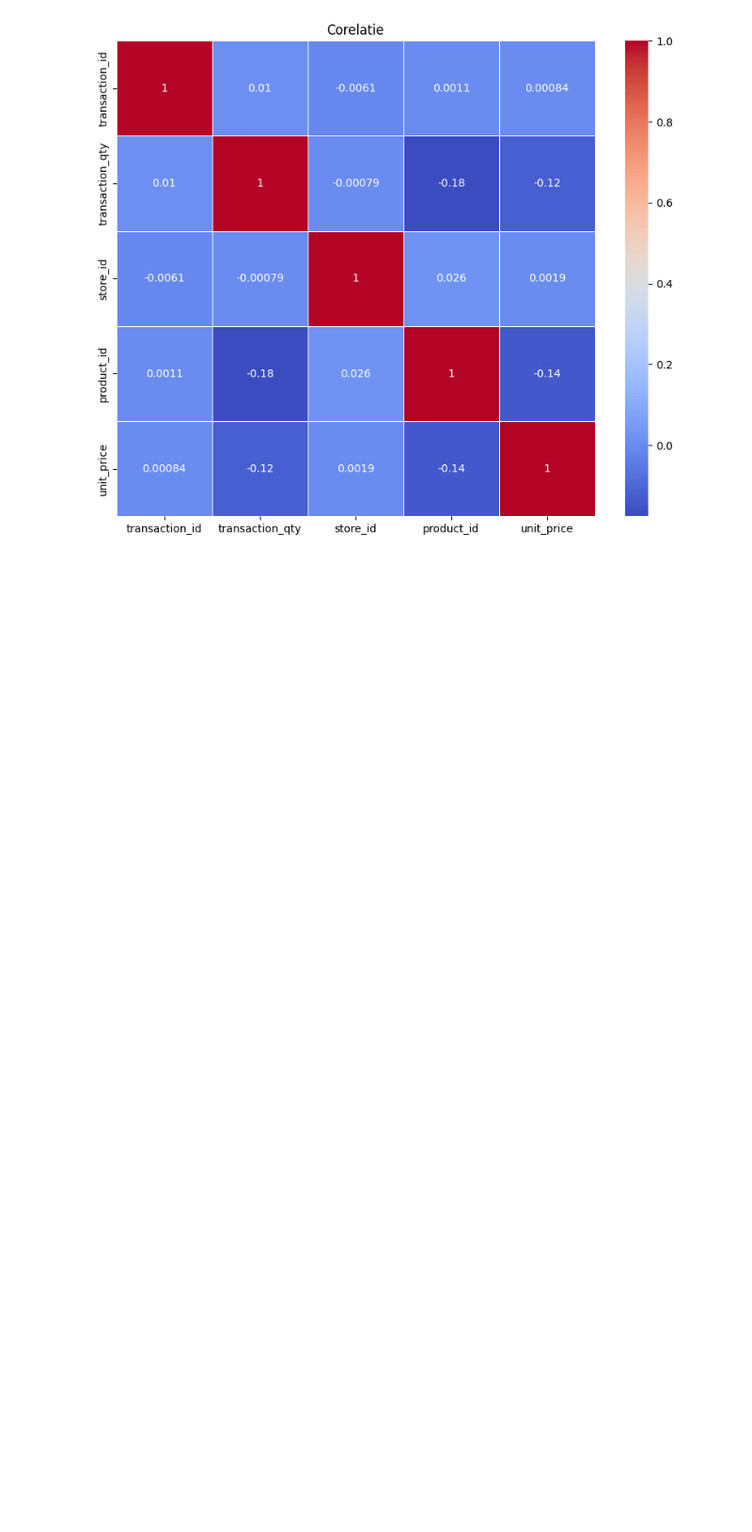
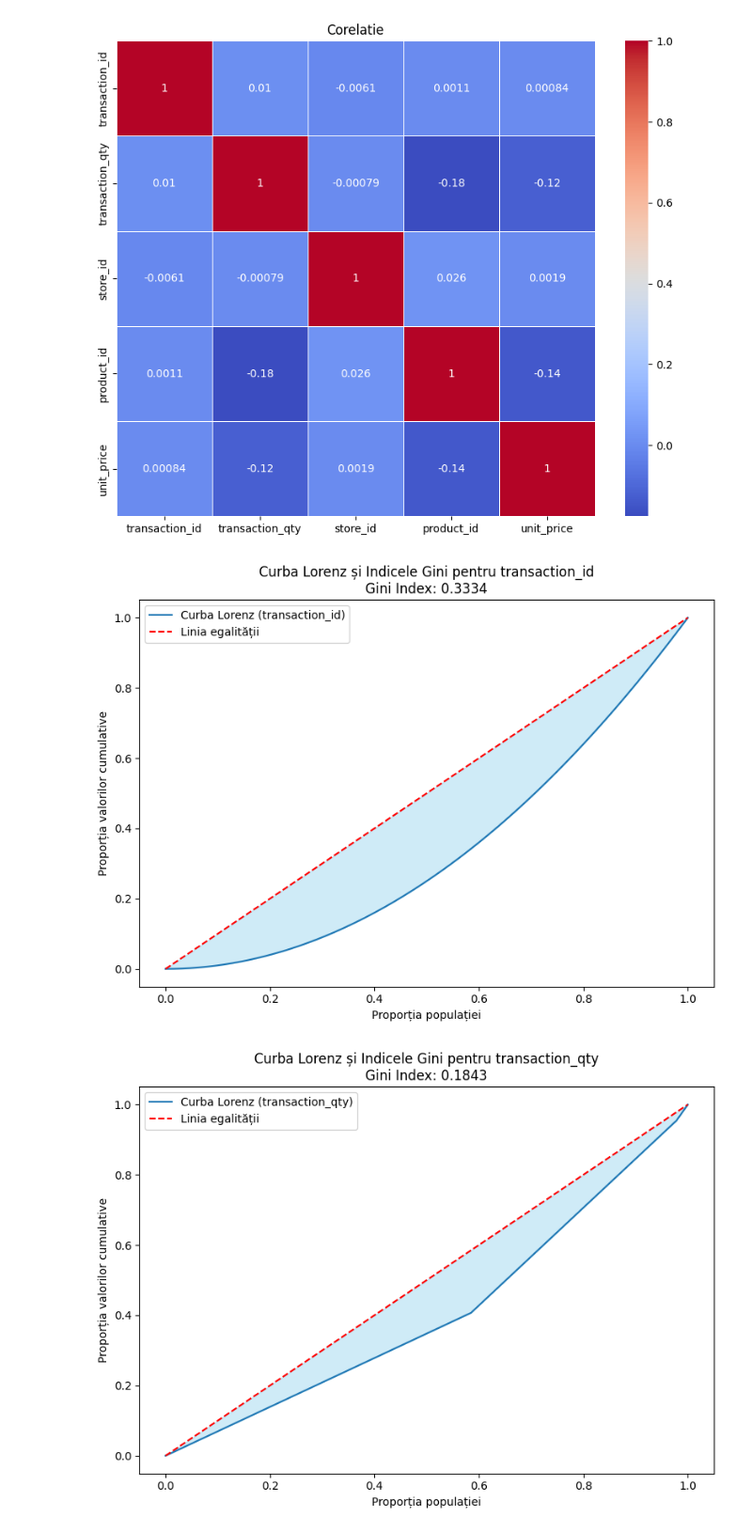
Before and after one commit to PopLuks/Coffe-Shop-sales, a Jupyter notebook: coffe_shop_sales.ipynb, the cells around one changed output. Shown: that part at 94% size. Saved outputs shown, nothing was run; the diff lists cells and outputs as text; code cells hidden in the pictures; blank space fills up the shorter version.

```diff
--- a/coffe_shop_sales.ipynb
+++ b/coffe_shop_sales.ipynb
@@ -199,3 +198,38 @@ plT.title('Corelatie')
 plT.show()
 # %% [output]
 [figure]
+# %%
+# Funcția pentru calcularea curbei Lorenz și a indicelui Gini
+def lorenz_curve(array):
+    array = np.sort(array)  # Sortăm valorile în ordine crescătoare
+    cumulative_values = np.cumsum(array)  # Suma cumulativă a valorilor
+    cumulative_values = np.insert(cumulative_values, 0, 0)  # Adăugăm 0 la început
+    cumulative_values = cumulative_values / cumulative_values[-1]  # Normalizăm la 1
+    gini = 1 - 2 * np.trapezoid(cumulative_values, dx=1/len(array))  # Calculăm indicele Gini
+    return cumulative_values, gini
+
+# Citirea fișierului CSV
+# df = pd.read_csv("coffee-shop-sales-revenue.csv", sep="|")
+
+# Selectarea coloanelor numerice
+numeric_cols = df.select_dtypes(include=['number'])
+
+# Crearea curbelor Lorenz și calcularea indicelui Gini pentru fiecare coloană numerică
+for col in numeric_cols.columns:
+    values = numeric_cols[col].dropna().values  # Eliminăm valorile lipsă
+    cumulative_values, gini = lorenz_curve(values)
+
+    # Crearea graficului pentru curba Lorenz
+    plT.figure(figsize=(8, 6))
+    plT.plot(np.linspace(0, 1, len(cumulative_values)), cumulative_values, label=f'Curba Lorenz ({col})')
+    plT.plot([0, 1], [0, 1], color='red', linestyle='--', label='Linia egalității')
+    plT.fill_between(np.linspace(0, 1, len(cumulative_values)), cumulative_values, np.linspace(0, 1, len(cumulative_values)), color='skyblue', alpha=0.4)
+    plT.title(f'Curba Lorenz și Indicele Gini pentru {col}\nGini Index: {gini:.4f}')
+    plT.xlabel('Proporția populației')
+    plT.ylabel('Proporția valorilor cumulative')
+    plT.legend()
+    plT.tight_layout()
+    plT.show()
+# %% [output]
+[figure, added]
+[figure, added]
```
Also changed, not shown: parts of 7 cells of this notebook.
